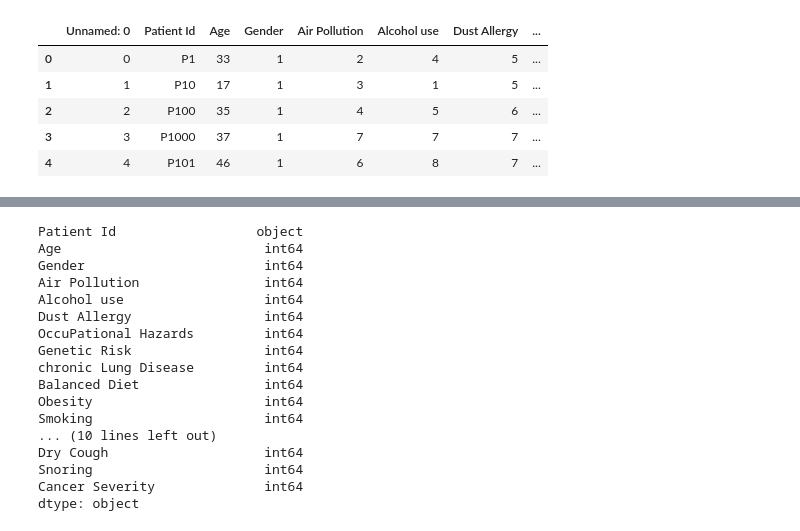
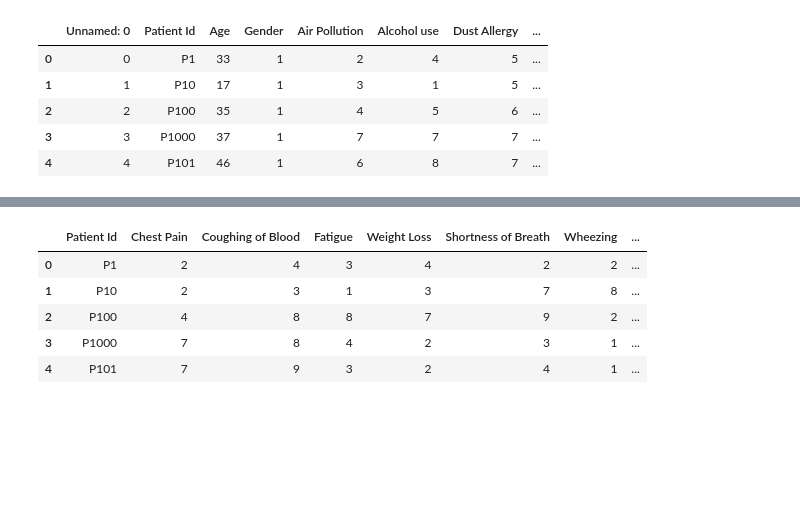
Before and after one commit to shaneabbley/Capstone_Project, a Jupyter notebook: CSVtoJSON.ipynb, the cells around one changed output, grey strips where cells are left out. Drawn from its saved outputs; the diff is of its cells as text; code cells hidden in the pictures; blank space fills up the shorter version.

```diff
--- a/CSVtoJSON.ipynb
+++ b/CSVtoJSON.ipynb
@@ -52,20 +64,11 @@ lifestyle_data_df.head()
-# %%
-all_data_df.dtypes
-# %% [output]
-Patient Id                  object
-Age                          int64
-Gender                       int64
-Air Pollution                int64
-Alcohol use                  int64
-Dust Allergy                 int64
-OccuPational Hazards         int64
-Genetic Risk                 int64
-chronic Lung Disease         int64
-Balanced Diet                int64
-Obesity                      int64
-Smoking                      int64
-... (10 lines left out)
-Dry Cough                    int64
-Snoring                      int64
-Cancer Severity              int64
-dtype: object
+# %%
+#drop lifestyle choices columns from all_data_df
+all_data_df.drop(all_data_df.iloc[:,1:11], inplace=True, axis=1)
+all_data_df.head()
+# %% [output]
+|  | Patient Id | Chest Pain | Coughing of Blood | Fatigue | Weight Loss | Shortness of Breath | Wheezing | ... |
+| 0 | P1 | 2 | 4 | 3 | 4 | 2 | 2 | ... |
+| 1 | P10 | 2 | 3 | 1 | 3 | 7 | 8 | ... |
+| 2 | P100 | 4 | 8 | 8 | 7 | 9 | 2 | ... |
+| 3 | P1000 | 7 | 8 | 4 | 2 | 3 | 1 | ... |
+| 4 | P101 | 7 | 9 | 3 | 2 | 4 | 1 | ... |
```
Also changed, not shown: parts of 19 cells of this notebook, 1 other file.
